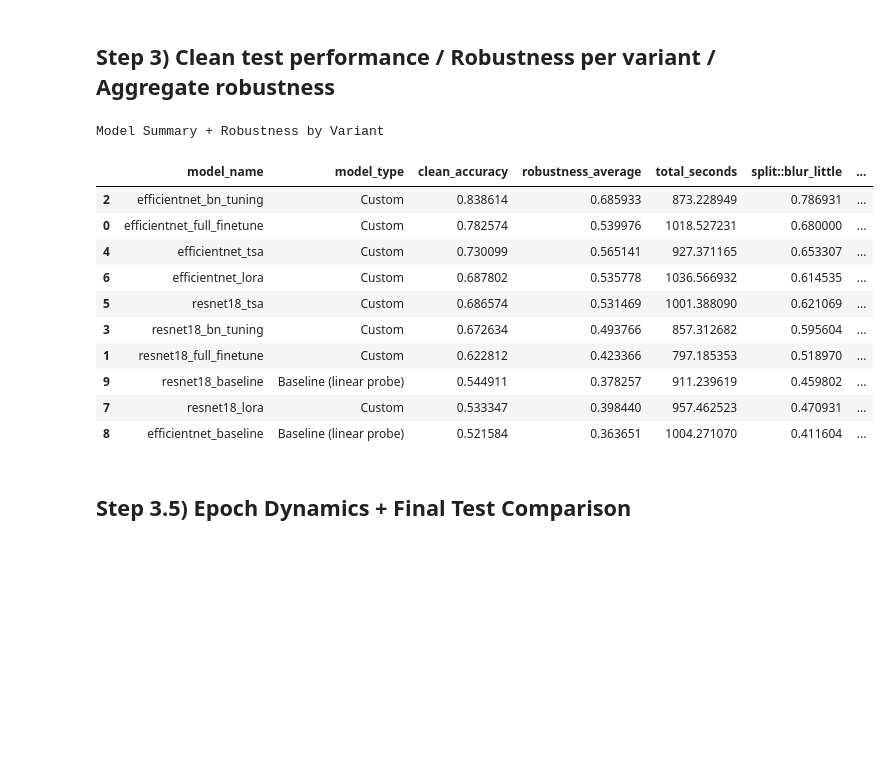
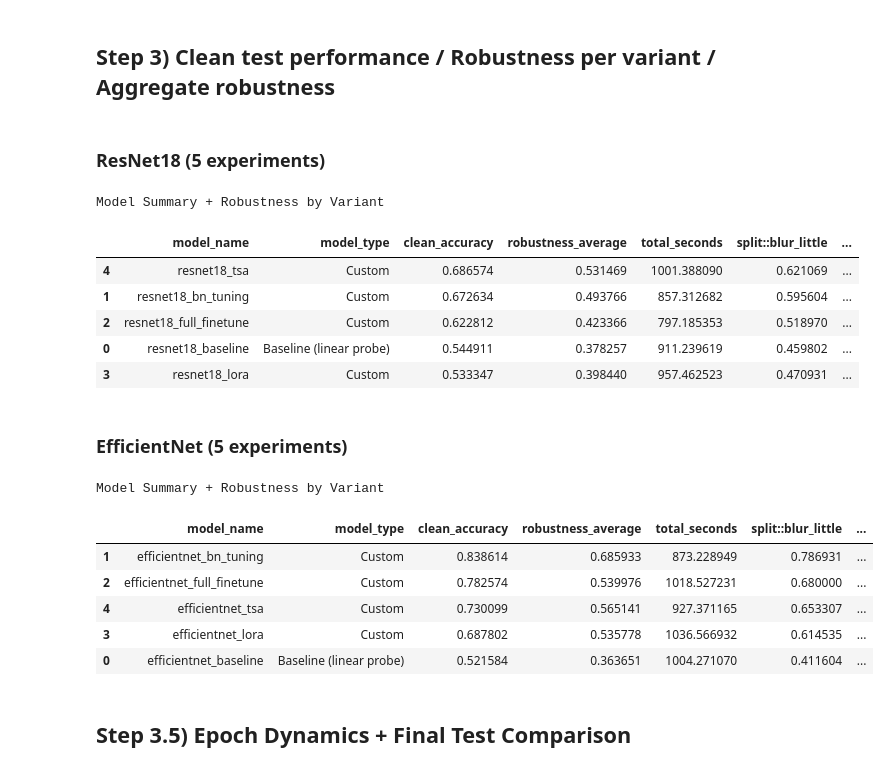
Before and after one commit to Zihao-Sheng/DATA586Project, a Jupyter notebook: DATA586Plot.ipynb, the cells around one changed output. Cells and saved outputs as stored; diff of their text form; code cells hidden in the pictures; blank space fills up the shorter version.

Commit message:
new experiment

```diff
--- a/DATA586Plot.ipynb
+++ b/DATA586Plot.ipynb
@@ -42,6 +47,8 @@ SAFE_DEVICE=cpu, RUN_HEAVY_VIS=False
 ## Step 1) Import all training logs (workflow)
 # %%
 runs_df, latest_df = get_latest_workflow_runs()
+MODEL_FAMILY_ORDER = ["ResNet18", "EfficientNet"]
+model_groups = build_model_family_path_groups(latest_df)
 latest_df[[
     "generated_at_utc", "model_name", "model_type", "best_eval_acc", "final_test_acc", "clean_accuracy", "robustness_average", "path"
 ]]
@@ -77,0 +71,5 @@ _ = show_workflow_summary_table(latest_df["path"].tolist())
+# %%
+for family_label in MODEL_FAMILY_ORDER:
+    group = model_groups[family_label]
+    display(Markdown(f"### {family_label} ({len(group['latest_df'])} experiments)"))
+    _ = show_workflow_summary_table(group["workflow_summary_paths"])
@@ -78,24 +91,38 @@ _ = show_workflow_summary_table(latest_df["path"].tolist())
 # %% [markdown]
 ## Step 3) Clean test performance / Robustness per variant / Aggregate robustness
 # %%
-analysis = build_split_analysis_from_latest(latest_df, show_tables=True)
+analysis = build_split_analysis_from_latest(latest_df, show_tables=False)
+analysis_by_family = {}
+for family_label in MODEL_FAMILY_ORDER:
+    group = model_groups[family_label]
+    display(Markdown(f"### {family_label} ({len(group['latest_df'])} experiments)"))
+    family_analysis = build_split_analysis_from_paths(
+        group["test_split_json_paths"],
+        latest_df=group["latest_df"],
+        show_tables=True,
+    )
+    analysis_by_family[family_label] = family_analysis
 test_split_json_paths = analysis["test_split_json_paths"]
 split_df = analysis["split_df"]
 clean_and_agg_df = analysis["clean_and_agg_df"]
 variant_df = analysis["variant_df"]
 # %% [output]
+### ResNet18 (5 experiments)
 Model Summary + Robustness by Variant
 |  | model_name | model_type | clean_accuracy | robustness_average | total_seconds | split::blur_little | ... |
-| 2 | efficientnet_bn_tuning | Custom | 0.838614 | 0.685933 | 873.228949 | 0.786931 | ... |
-| 0 | efficientnet_full_finetune | Custom | 0.782574 | 0.539976 | 1018.527231 | 0.680000 | ... |
-| 4 | efficientnet_tsa | Custom | 0.730099 | 0.565141 | 927.371165 | 0.653307 | ... |
-| 6 | efficientnet_lora | Custom | 0.687802 | 0.535778 | 1036.566932 | 0.614535 | ... |
-| 5 | resnet18_tsa | Custom | 0.686574 | 0.531469 | 1001.388090 | 0.621069 | ... |
-| 3 | resnet18_bn_tuning | Custom | 0.672634 | 0.493766 | 857.312682 | 0.595604 | ... |
-| 1 | resnet18_full_finetune | Custom | 0.622812 | 0.423366 | 797.185353 | 0.518970 | ... |
-| 9 | resnet18_baseline | Baseline (linear probe) | 0.544911 | 0.378257 | 911.239619 | 0.459802 | ... |
-| 7 | resnet18_lora | Custom | 0.533347 | 0.398440 | 957.462523 | 0.470931 | ... |
-| 8 | efficientnet_baseline | Baseline (linear probe) | 0.521584 | 0.363651 | 1004.271070 | 0.411604 | ... |
+| 4 | resnet18_tsa | Custom | 0.686574 | 0.531469 | 1001.388090 | 0.621069 | ... |
+| 1 | resnet18_bn_tuning | Custom | 0.672634 | 0.493766 | 857.312682 | 0.595604 | ... |
+| 2 | resnet18_full_finetune | Custom | 0.622812 | 0.423366 | 797.185353 | 0.518970 | ... |
+| 0 | resnet18_baseline | Baseline (linear probe) | 0.544911 | 0.378257 | 911.239619 | 0.459802 | ... |
+| 3 | resnet18_lora | Custom | 0.533347 | 0.398440 | 957.462523 | 0.470931 | ... |
+### EfficientNet (5 experiments)
+Model Summary + Robustness by Variant
+|  | model_name | model_type | clean_accuracy | robustness_average | total_seconds | split::blur_little | ... |
+| 1 | efficientnet_bn_tuning | Custom | 0.838614 | 0.685933 | 873.228949 | 0.786931 | ... |
+| 2 | efficientnet_full_finetune | Custom | 0.782574 | 0.539976 | 1018.527231 | 0.680000 | ... |
+| 4 | efficientnet_tsa | Custom | 0.730099 | 0.565141 | 927.371165 | 0.653307 | ... |
+| 3 | efficientnet_lora | Custom | 0.687802 | 0.535778 | 1036.566932 | 0.614535 | ... |
+| 0 | efficientnet_baseline | Baseline (linear probe) | 0.521584 | 0.363651 | 1004.271070 | 0.411604 | ... |
 # %% [markdown]
 ## Step 3.5) Epoch Dynamics + Final Test Comparison
 # %%
```
Also changed, not shown: parts of 9 cells of this notebook, 26 other files.
